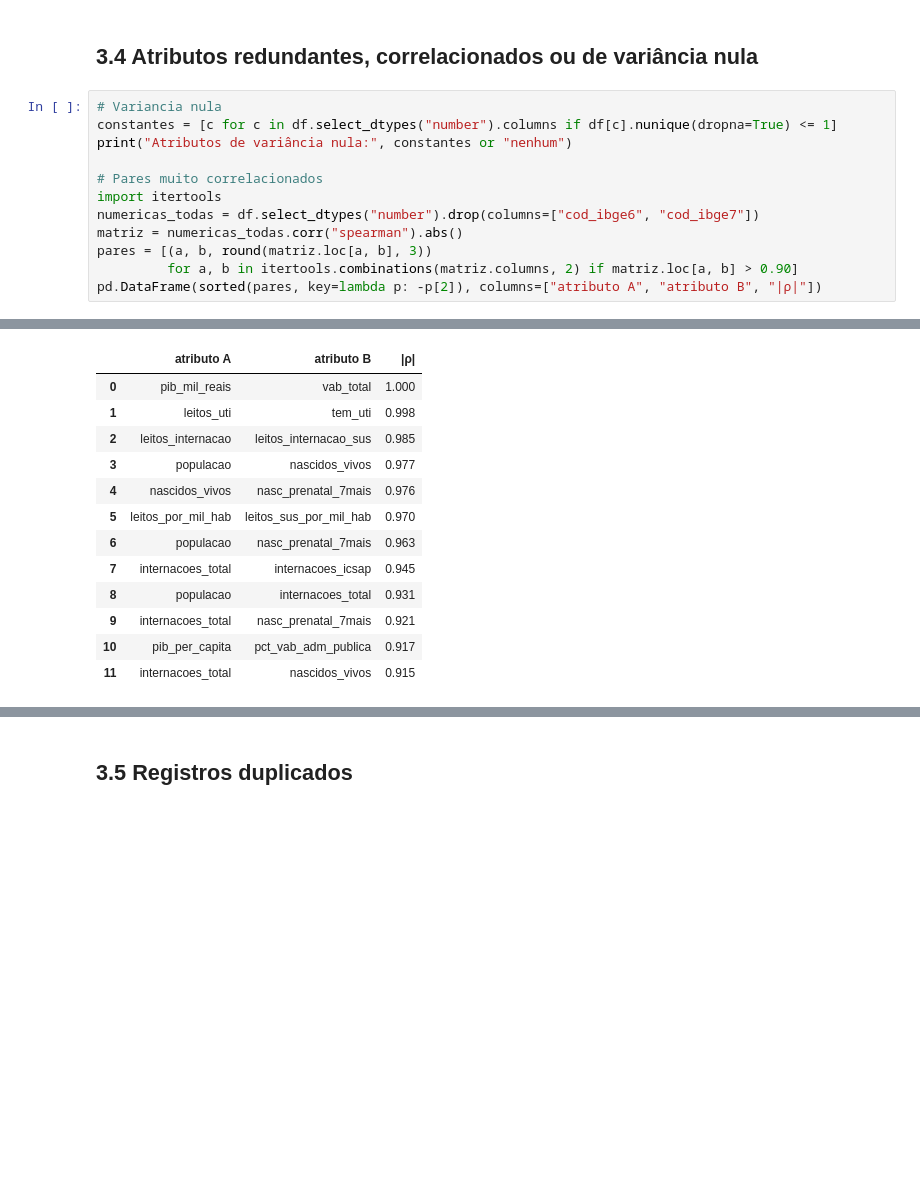
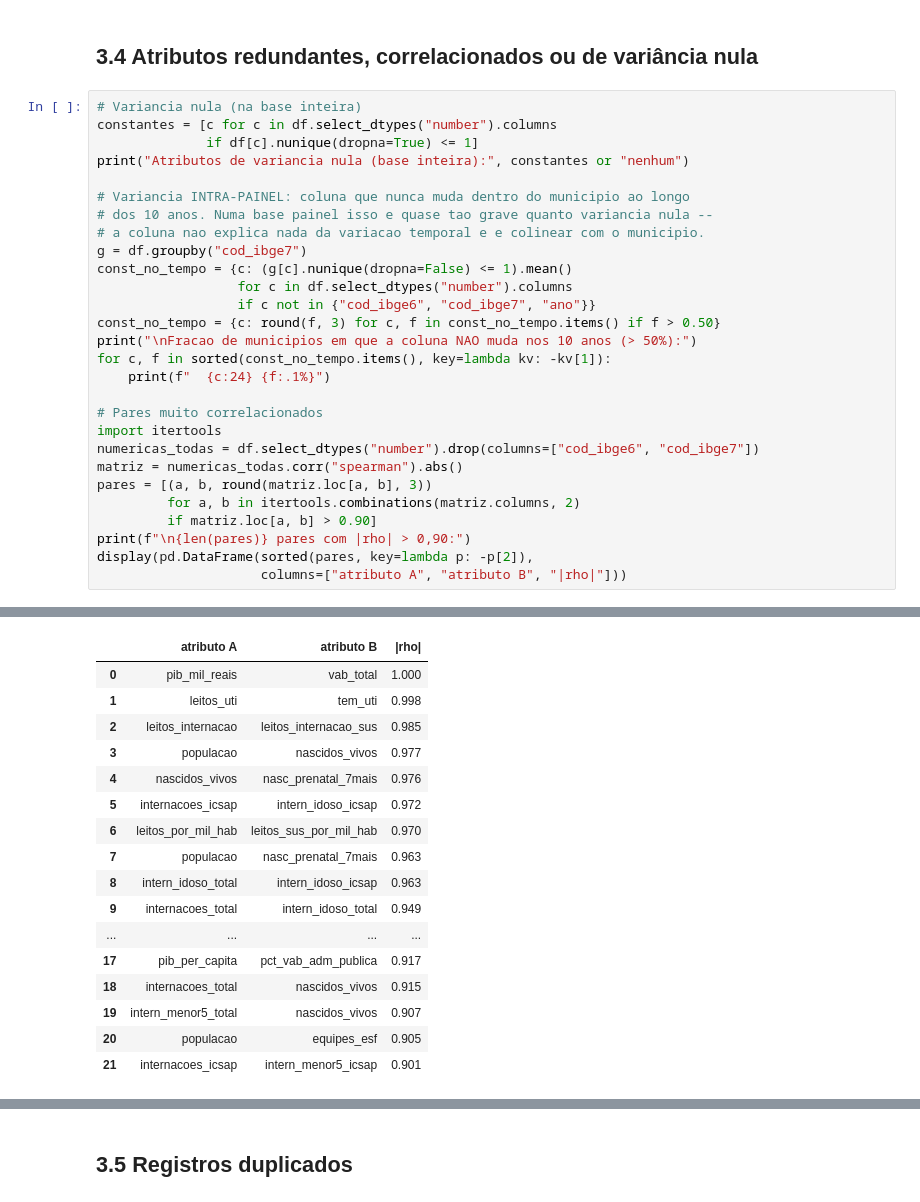
Before and after one commit to anaraque-l/cin0144-vazios-assistenciais-sus, a Jupyter notebook: notebooks/01-eda.ipynb, the cells around one changed output, grey strips where cells are left out. Cells and saved outputs as stored; diff of their text form; blank space fills up the shorter version.

```diff
--- a/notebooks/01-eda.ipynb
+++ b/notebooks/01-eda.ipynb
@@ -1189,15 +1266,31 @@ ano
 # %% [markdown]
 ## 3.4 Atributos redundantes, correlacionados ou de variância nula
 # %%
-# Variancia nula
-constantes = [c for c in df.select_dtypes("number").columns if df[c].nunique(dropna=True) <= 1]
-print("Atributos de variância nula:", constantes or "nenhum")
+# Variancia nula (na base inteira)
+constantes = [c for c in df.select_dtypes("number").columns
+              if df[c].nunique(dropna=True) <= 1]
+print("Atributos de variancia nula (base inteira):", constantes or "nenhum")
+
+# Variancia INTRA-PAINEL: coluna que nunca muda dentro do municipio ao longo
+# dos 10 anos. Numa base painel isso e quase tao grave quanto variancia nula --
+# a coluna nao explica nada da variacao temporal e e colinear com o municipio.
+g = df.groupby("cod_ibge7")
+const_no_tempo = {c: (g[c].nunique(dropna=False) <= 1).mean()
+                  for c in df.select_dtypes("number").columns
+                  if c not in {"cod_ibge6", "cod_ibge7", "ano"}}
+const_no_tempo = {c: round(f, 3) for c, f in const_no_tempo.items() if f > 0.50}
+print("\nFracao de municipios em que a coluna NAO muda nos 10 anos (> 50%):")
+for c, f in sorted(const_no_tempo.items(), key=lambda kv: -kv[1]):
+    print(f"  {c:24} {f:.1%}")
 
 # Pares muito correlacionados
 import itertools
 numericas_todas = df.select_dtypes("number").drop(columns=["cod_ibge6", "cod_ibge7"])
 matriz = numericas_todas.corr("spearman").abs()
 pares = [(a, b, round(matriz.loc[a, b], 3))
-         for a, b in itertools.combinations(matriz.columns, 2) if matriz.loc[a, b] > 0.90]
-pd.DataFrame(sorted(pares, key=lambda p: -p[2]), columns=["atributo A", "atributo B", "|ρ|"])
+         for a, b in itertools.combinations(matriz.columns, 2)
+         if matriz.loc[a, b] > 0.90]
+print(f"\n{len(pares)} pares com |rho| > 0,90:")
+display(pd.DataFrame(sorted(pares, key=lambda p: -p[2]),
+                     columns=["atributo A", "atributo B", "|rho|"]))
 # %% [output]
@@ -1205,14 +1314,18 @@ Atributos de variância nula: nenhum
-|  | atributo A | atributo B | |ρ| |
+|  | atributo A | atributo B | |rho| |
 | 0 | pib_mil_reais | vab_total | 1.000 |
 | 1 | leitos_uti | tem_uti | 0.998 |
 | 2 | leitos_internacao | leitos_internacao_sus | 0.985 |
 | 3 | populacao | nascidos_vivos | 0.977 |
 | 4 | nascidos_vivos | nasc_prenatal_7mais | 0.976 |
-| 5 | leitos_por_mil_hab | leitos_sus_por_mil_hab | 0.970 |
-| 6 | populacao | nasc_prenatal_7mais | 0.963 |
-| 7 | internacoes_total | internacoes_icsap | 0.945 |
-| 8 | populacao | internacoes_total | 0.931 |
-| 9 | internacoes_total | nasc_prenatal_7mais | 0.921 |
-| 10 | pib_per_capita | pct_vab_adm_publica | 0.917 |
-| 11 | internacoes_total | nascidos_vivos | 0.915 |
+| 5 | internacoes_icsap | intern_idoso_icsap | 0.972 |
+| 6 | leitos_por_mil_hab | leitos_sus_por_mil_hab | 0.970 |
+| 7 | populacao | nasc_prenatal_7mais | 0.963 |
+| 8 | intern_idoso_total | intern_idoso_icsap | 0.963 |
+| 9 | internacoes_total | intern_idoso_total | 0.949 |
+| ... | ... | ... | ... |
+| 17 | pib_per_capita | pct_vab_adm_publica | 0.917 |
+| 18 | internacoes_total | nascidos_vivos | 0.915 |
+| 19 | intern_menor5_total | nascidos_vivos | 0.907 |
+| 20 | populacao | equipes_esf | 0.905 |
+| 21 | internacoes_icsap | intern_menor5_icsap | 0.901 |
 # %% [markdown]
```
Also changed, not shown: parts of 15 cells of this notebook, 16 other files.
